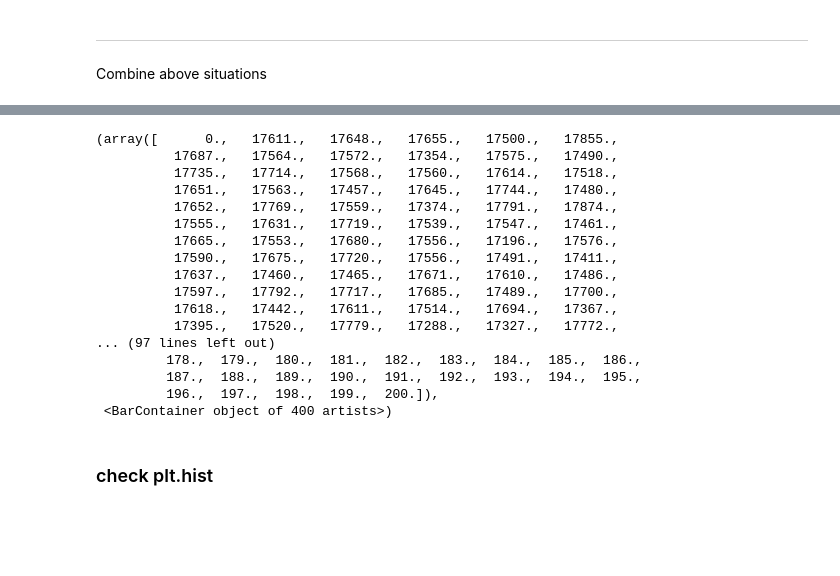
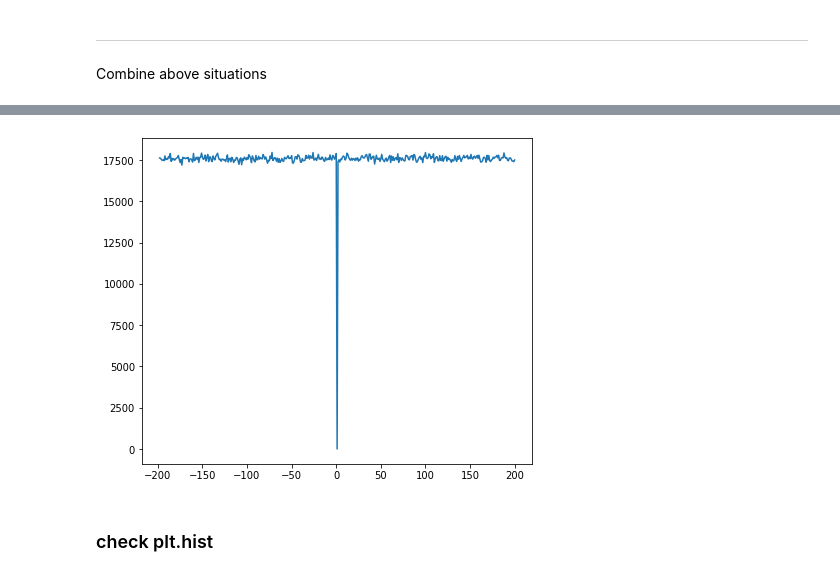
Before and after one commit to ubsuny/g2-coral, a Jupyter notebook: mc_simulation/simu_tfd.ipynb, the cells around one changed output, grey strips where cells are left out. Drawn from its saved outputs; the diff is of its cells as text; code cells hidden in the pictures; blank space fills up the shorter version.

```diff
--- a/mc_simulation/simu_tfd.ipynb
+++ b/mc_simulation/simu_tfd.ipynb
@@ -107,23 +102,8 @@ plt.ylim(0,50000)
-# %%
-bin_info_total
-# %% [output]
-(array([      0.,   17611.,   17648.,   17655.,   17500.,   17855.,
-          17687.,   17564.,   17572.,   17354.,   17575.,   17490.,
-          17735.,   17714.,   17568.,   17560.,   17614.,   17518.,
-          17651.,   17563.,   17457.,   17645.,   17744.,   17480.,
-          17652.,   17769.,   17559.,   17374.,   17791.,   17874.,
-          17555.,   17631.,   17719.,   17539.,   17547.,   17461.,
-          17665.,   17553.,   17680.,   17556.,   17196.,   17576.,
-          17590.,   17675.,   17720.,   17556.,   17491.,   17411.,
-          17637.,   17460.,   17465.,   17671.,   17610.,   17486.,
-          17597.,   17792.,   17717.,   17685.,   17489.,   17700.,
-          17618.,   17442.,   17611.,   17514.,   17694.,   17367.,
-          17395.,   17520.,   17779.,   17288.,   17327.,   17772.,
-... (97 lines left out)
-         178.,  179.,  180.,  181.,  182.,  183.,  184.,  185.,  186.,
-         187.,  188.,  189.,  190.,  191.,  192.,  193.,  194.,  195.,
-         196.,  197.,  198.,  199.,  200.]),
- <BarContainer object of 400 artists>)
+# %%
+plt.plot(bin_info_total[1][2:],bin_info_total[0][1:])
+plt.savefig('sps_')
+# %% [output]
+[figure, added]
 # %% [markdown]
 ### check plt.hist
 # %%
```
Also changed, not shown: parts of 10 cells of this notebook.
